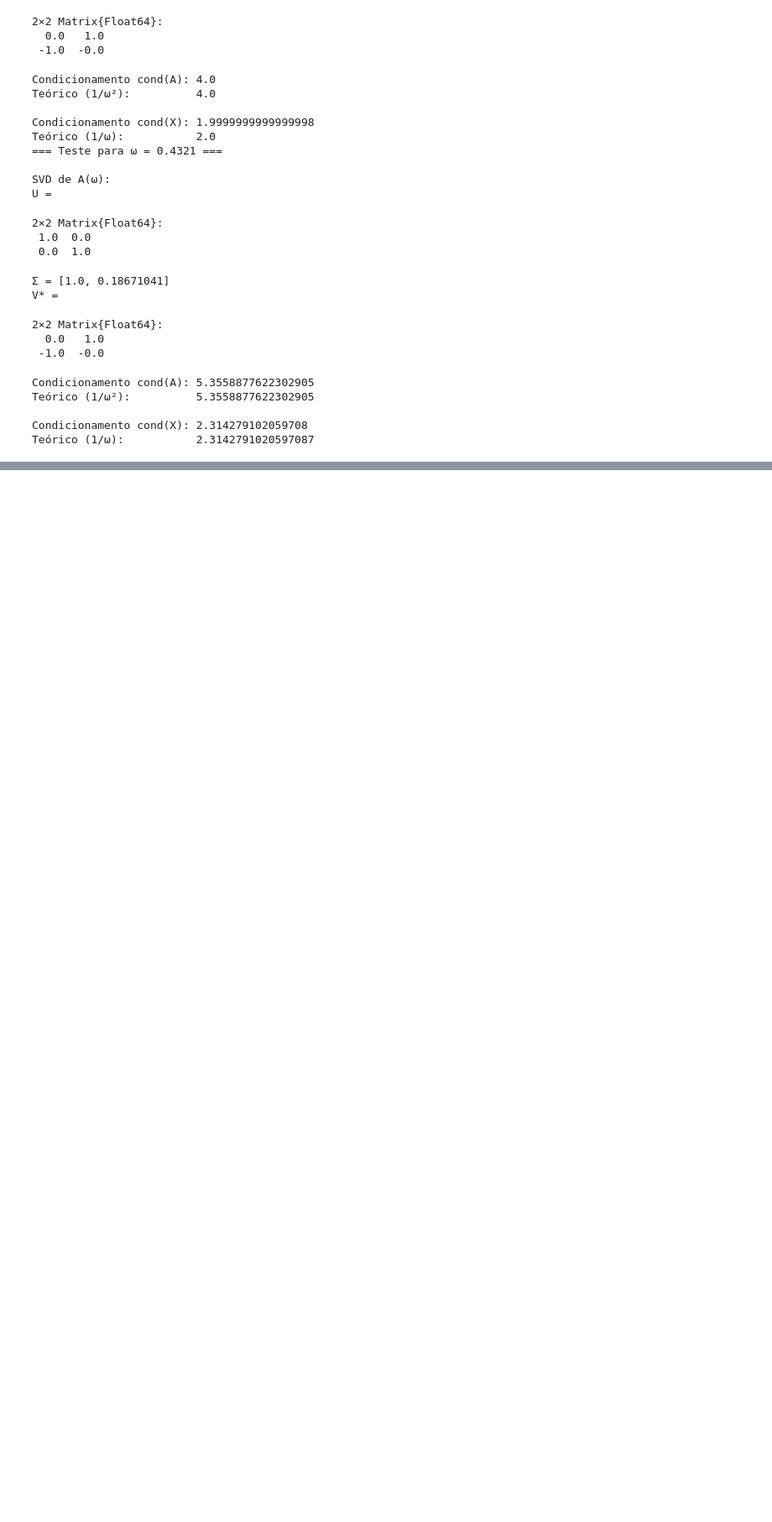
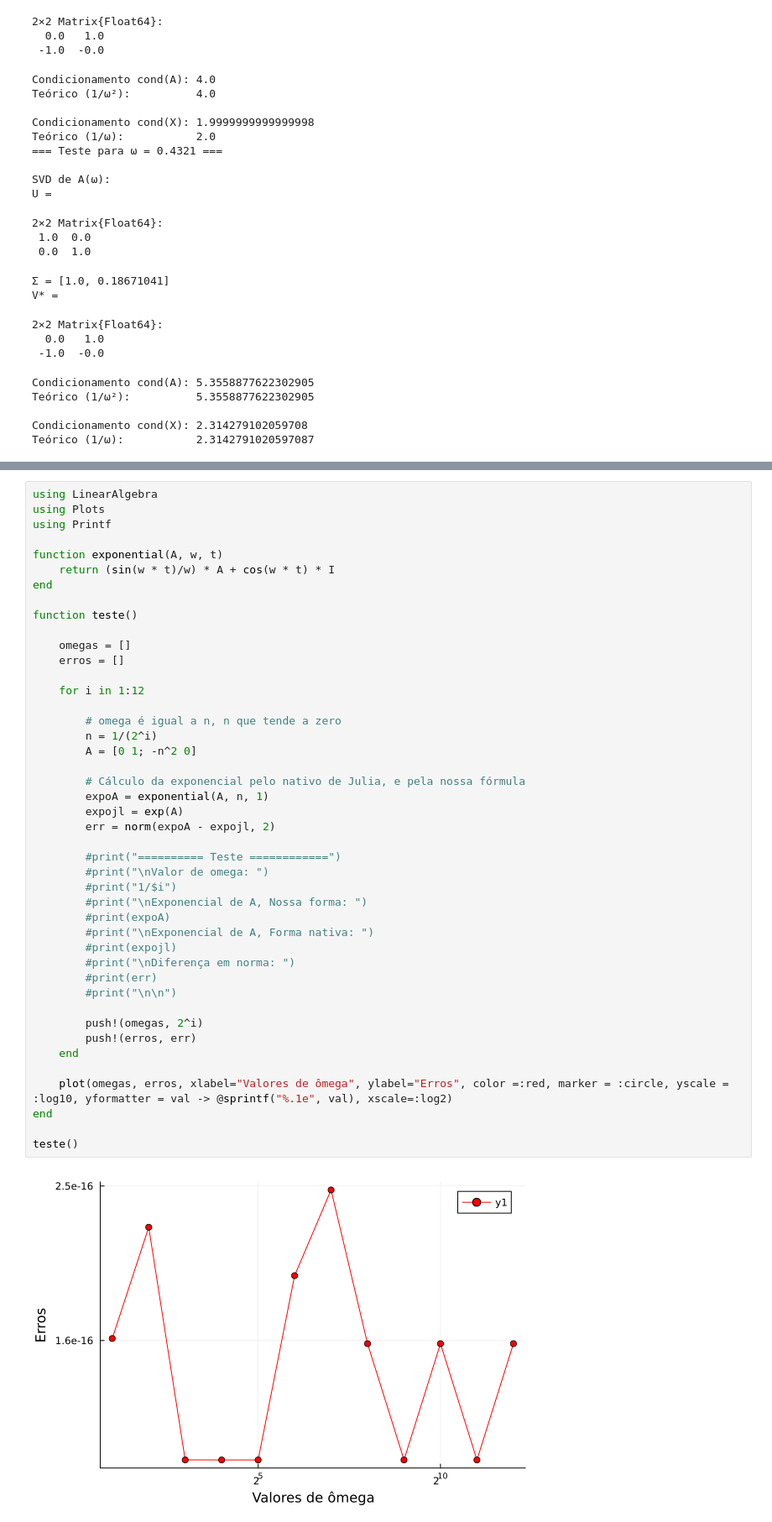
Before and after one commit to PedroDuailibe/Projeto4-ALN, a Jupyter notebook: Projeto4.ipynb, the cells around one changed output, grey strips where cells are left out. Shown at 84% size. Drawn from its saved outputs; the diff is of its cells as text; blank space fills up the shorter version.

```diff
--- a/Projeto4.ipynb
+++ b/Projeto4.ipynb
@@ -742,3 +742,49 @@ Mas esses somatórios são precisamnte a expansão de Taylor para $sen(\omega t)
 $$e^{tA(\omega)} = \frac{sen(\omega t)}{\omega}A(\omega) + cos(\omega t)I$$
 
 Como se queria demonstrar.
+# %%
+using LinearAlgebra
+using Plots
+using Printf
+
+function exponential(A, w, t)
+    return (sin(w * t)/w) * A + cos(w * t) * I
+end
+
+function teste()
+
+    omegas = []
+    erros = []
+
+    for i in 1:12
+
+        # omega é igual a n, n que tende a zero
+        n = 1/(2^i)
+        A = [0 1; -n^2 0]
+
+        # Cálculo da exponencial pelo nativo de Julia, e pela nossa fórmula
+        expoA = exponential(A, n, 1)
+        expojl = exp(A)
+        err = norm(expoA - expojl, 2)
+
+        #print("========== Teste ============")
+        #print("\nValor de omega: ")
+        #print("1/$i")
+        #print("\nExponencial de A, Nossa forma: ")
+        #print(expoA)
+        #print("\nExponencial de A, Forma nativa: ")
+        #print(expojl)
+        #print("\nDiferença em norma: ")
+        #print(err)
+        #print("\n\n")
+
+        push!(omegas, 2^i)
+        push!(erros, err)
+    end
+
+    plot(omegas, erros, xlabel="Valores de ômega", ylabel="Erros", color =:red, marker = :circle, yscale = :log10, yformatter = val -> @sprintf("%.1e", val), xscale=:log2)
+end
+
+teste()
+# %% [output]
+[figure, added]
```
Also changed, not shown: parts of 4 cells of this notebook.
